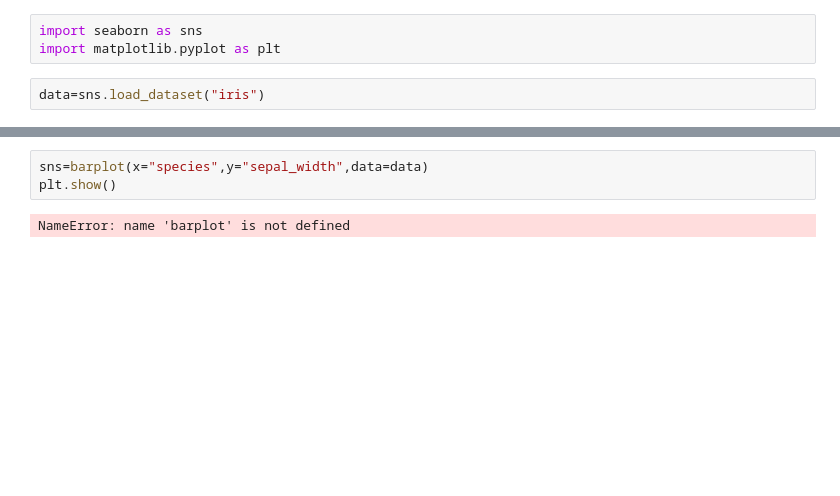
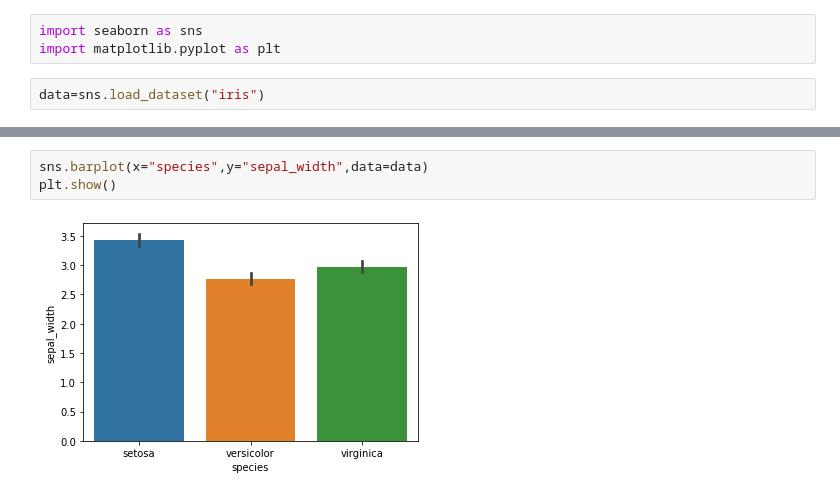
Before and after one commit to ChandanMayya/gclabpy, a Jupyter notebook: p10original.ipynb, the cells around one changed output, grey strips where cells are left out. Cells and saved outputs as stored; diff of their text form; blank space fills up the shorter version.

```diff
--- a/p10original.ipynb
+++ b/p10original.ipynb
@@ -27,6 +26,6 @@ NameError: name 'lineplot' is not defined
 # %%
-sns=barplot(x="species",y="sepal_width",data=data)
+sns.barplot(x="species",y="sepal_width",data=data)
 plt.show()
 # %% [output]
-NameError: name 'barplot' is not defined
+[figure, added]
 # %%
```
Also changed, not shown: parts of 8 cells of this notebook, 3 other files.
